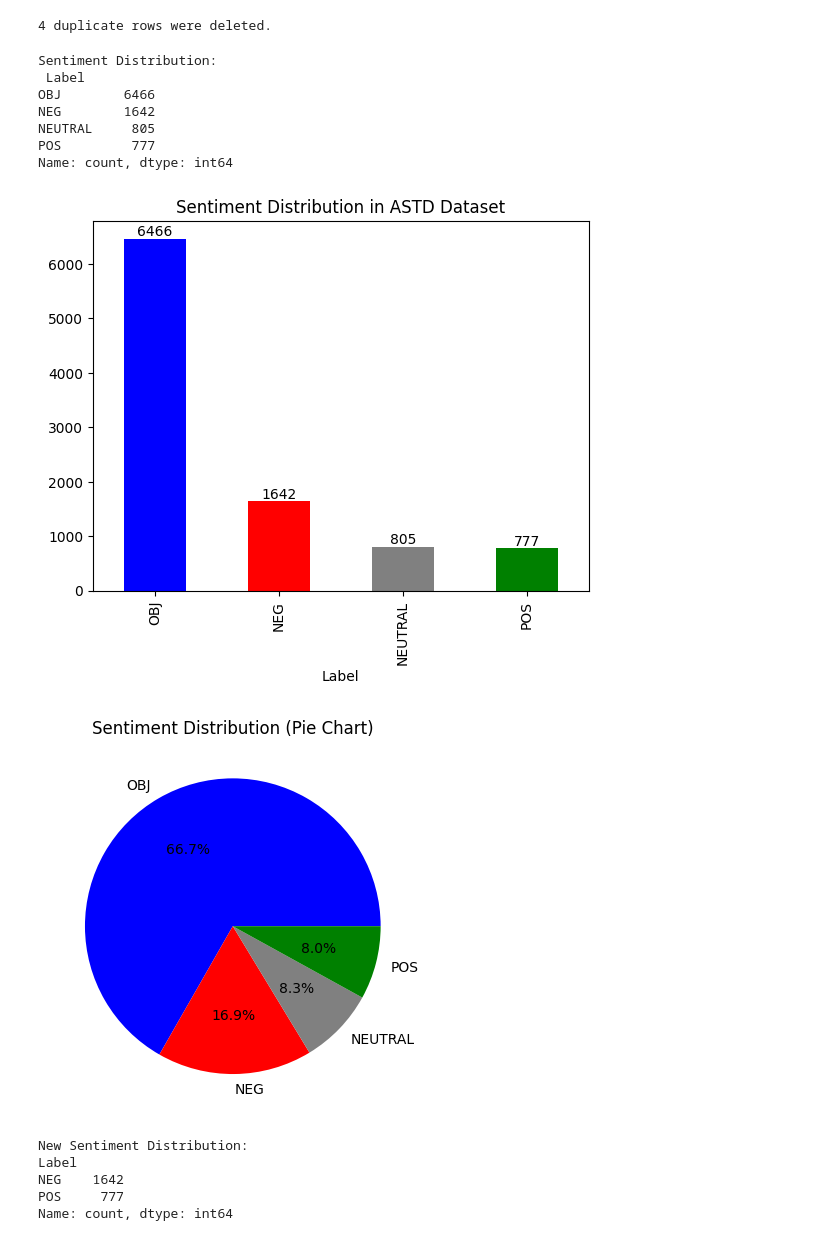
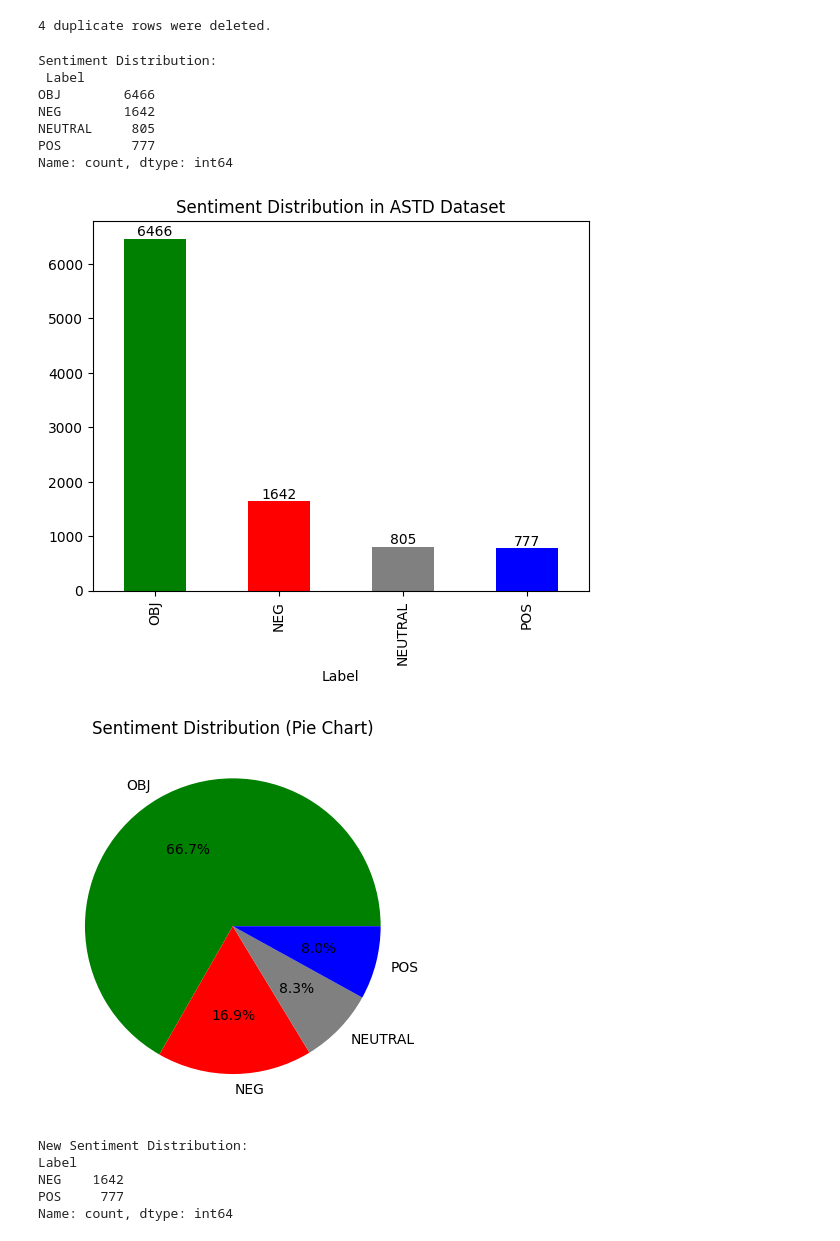
Before and after one commit to yasser-1R/sentiment-analysis-project, a Jupyter notebook: ASTD/ASTD.ipynb, the cells around one changed output. Cells and saved outputs as stored; diff of their text form; code cells hidden in the pictures.

```diff
--- a/ASTD/ASTD.ipynb
+++ b/ASTD/ASTD.ipynb
@@ -66,36 +66,36 @@ sentiment_counts = df["Label"].value_counts()
 print("Sentiment Distribution:\n", sentiment_counts)
 
 # Define colors for the 4 ratings
-colors = ["blue", "red", "gray", "green"]
+colors = ["green", "red", "gray", "blue"]
 
 # Bar Chart
 ax = sentiment_counts.plot(kind="bar", color=colors)
 plt.title("Sentiment Distribution in ASTD Dataset")
 
 # Add the exact number on top of each bar
 for i, v in enumerate(sentiment_counts):
     ax.text(i, v + 0.05, str(v), ha='center', va='bottom', fontsize=10)  # Adjust vertical position if needed
 
 #plt.savefig("bar_chart.png")
 plt.show()
 
 # Pie Chart
 sentiment_counts.plot(kind="pie", autopct="%1.1f%%", colors=colors)
 plt.title("Sentiment Distribution (Pie Chart)")
 plt.ylabel("")
 #plt.savefig("pie_chart.png")
 print("\n")
 plt.show()
 # %% [output]
 Sentiment Distribution:
  Label
 OBJ        6466
 NEG        1642
 NEUTRAL     805
 POS         777
 Name: count, dtype: int64
-[figure, old version]
+[figure, new version]
-[figure, old version]
+[figure, new version]
 # %%
 # Filter out OBJ and NEUTRAL sentiments
 df = df[df["Label"].isin(["POS", "NEG"])]
```
Also changed, not shown: parts of 4 cells of this notebook, 41 other files.
